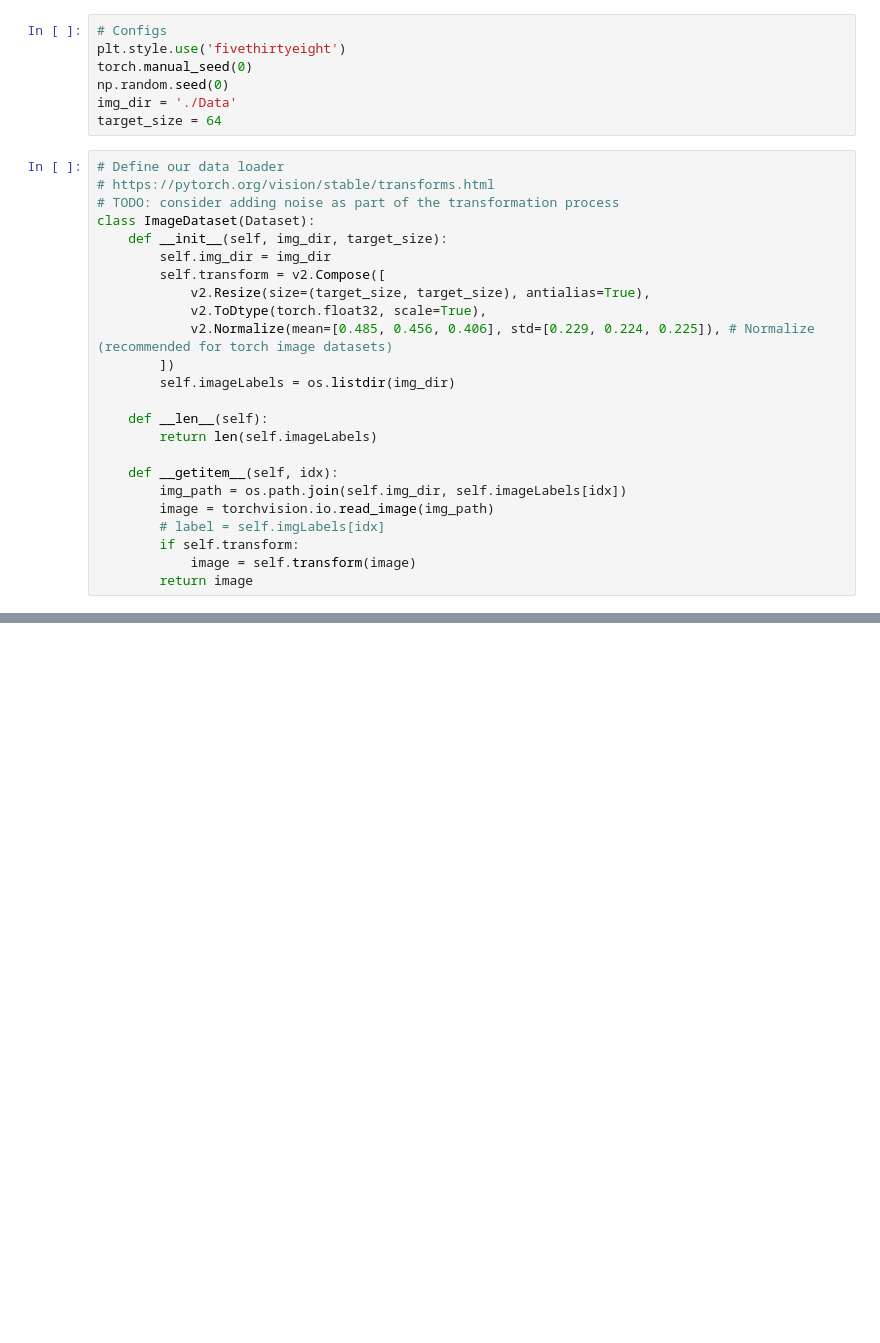
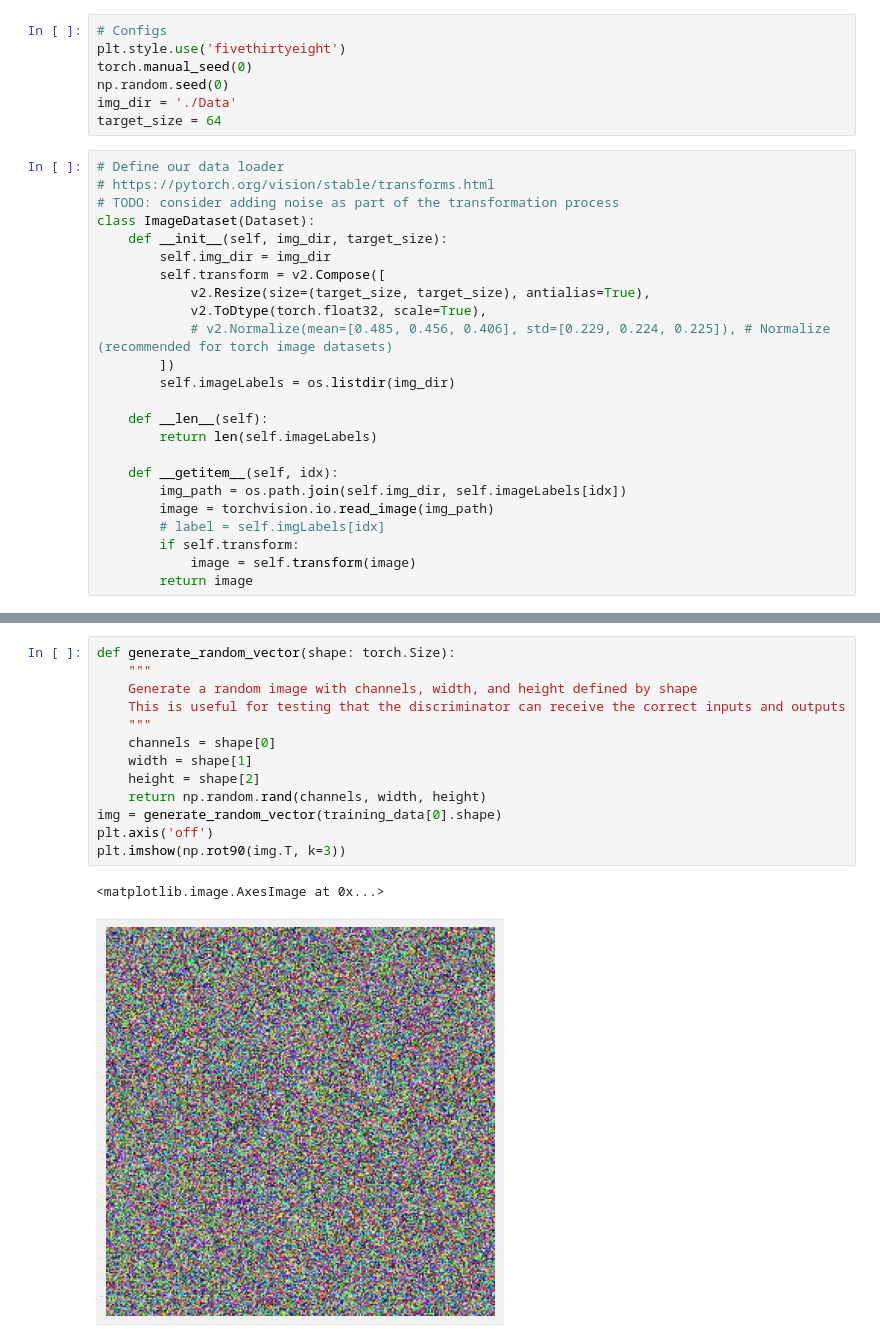
Before and after one commit to Eadyn/GAN-Cats, a Jupyter notebook: gan.ipynb, the cells around one changed output, grey strips where cells are left out. Saved outputs shown, nothing was run; the diff lists cells and outputs as text; blank space fills up the shorter version.

Commit message:
Added generation of purely random images. Will be used to test the discriminator later

```diff
--- a/gan.ipynb
+++ b/gan.ipynb
@@ -27,7 +27,7 @@ class ImageDataset(Dataset):
         self.transform = v2.Compose([
             v2.Resize(size=(target_size, target_size), antialias=True),
             v2.ToDtype(torch.float32, scale=True),
-            v2.Normalize(mean=[0.485, 0.456, 0.406], std=[0.229, 0.224, 0.225]), # Normalize (recommended for torch image datasets)
+            # v2.Normalize(mean=[0.485, 0.456, 0.406], std=[0.229, 0.224, 0.225]), # Normalize (recommended for torch image datasets)
         ])
         self.imageLabels = os.listdir(img_dir)
 
@@ -75,0 +60,16 @@ Clipping input data to the valid range for imshow with RGB data ([0..1] for floa
+# %%
+def generate_random_vector(shape: torch.Size):
+    """
+    Generate a random image with channels, width, and height defined by shape
+    This is useful for testing that the discriminator can receive the correct inputs and outputs
+    """
+    channels = shape[0]
+    width = shape[1]
+    height = shape[2]
+    return np.random.rand(channels, width, height)
+img = generate_random_vector(training_data[0].shape)
+plt.axis('off')
+plt.imshow(np.rot90(img.T, k=3))
+# %% [output]
+<matplotlib.image.AxesImage at 0x...>
+[figure, added]
```
Also changed, not shown: parts of 1 cell of this notebook.
